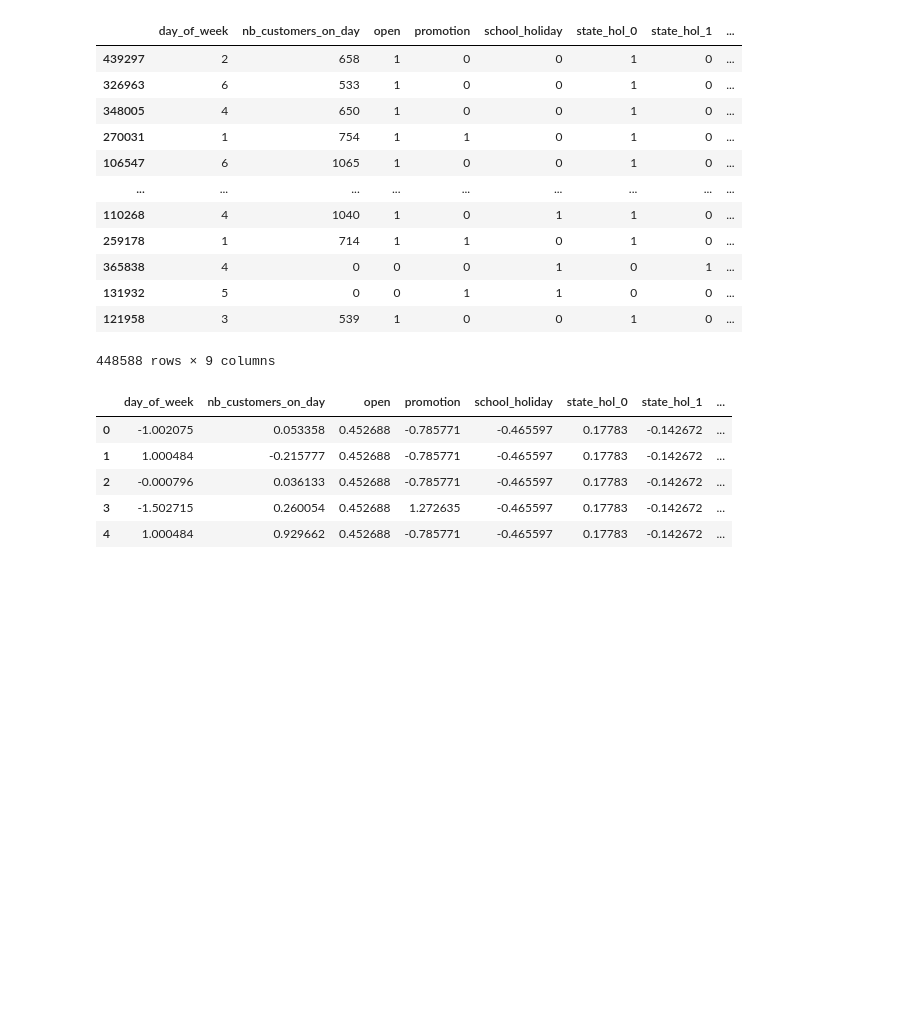
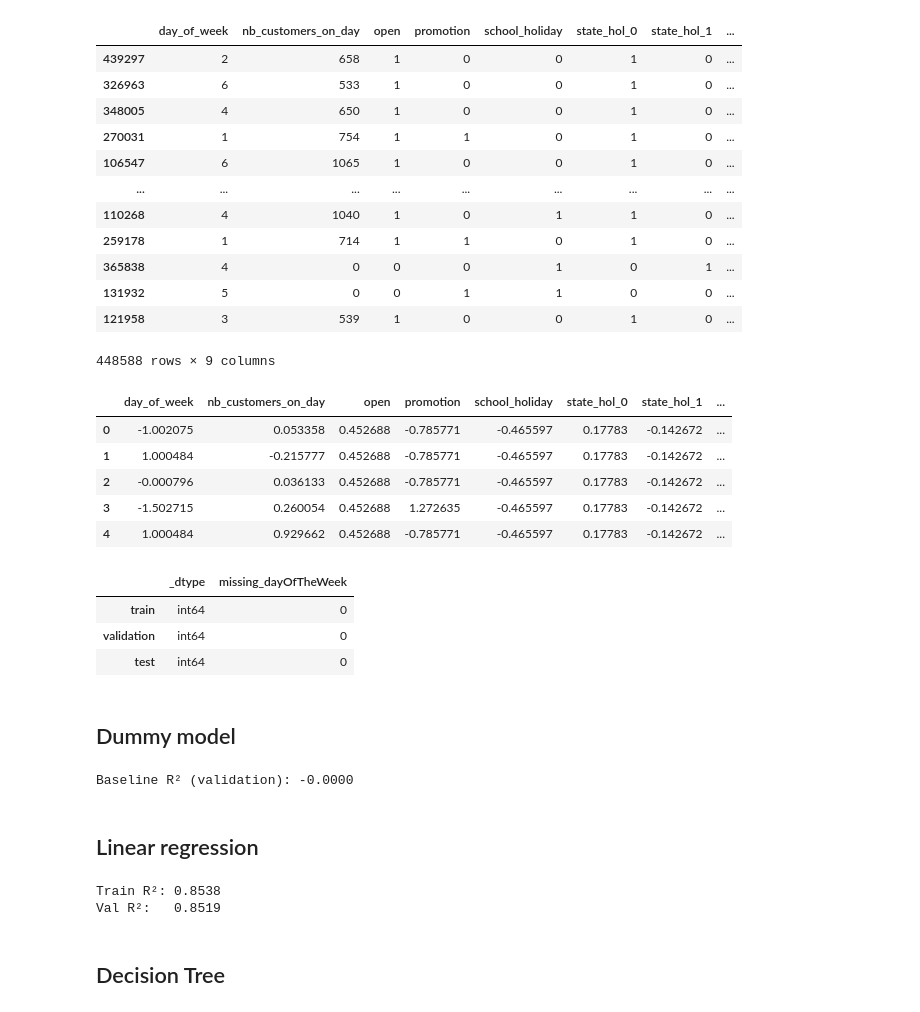
Before and after one commit to salmacharfii/Sales_Classification, a Jupyter notebook: notebook/Sales_group6.ipynb, the cells around one changed output. Cells and saved outputs as stored; diff of their text form; code cells hidden in the pictures; blank space fills up the shorter version.

Commit message:
model trained

```diff
--- a/notebook/Sales_group6.ipynb
+++ b/notebook/Sales_group6.ipynb
@@ -192,3 +212,59 @@ pd.DataFrame(X_train_sc, columns=X_train_clean.columns).head()
 | 2 | -0.000796 | 0.036133 | 0.452688 | -0.785771 | -0.465597 | 0.17783 | -0.142672 | ... |
 | 3 | -1.502715 | 0.260054 | 0.452688 | 1.272635 | -0.465597 | 0.17783 | -0.142672 | ... |
 | 4 | 1.000484 | 0.929662 | 0.452688 | -0.785771 | -0.465597 | 0.17783 | -0.142672 | ... |
+# %%
+cleaning_summary = pd.DataFrame({
+
+    '_dtype': [
+        X_train_clean['day_of_week'].dtype,
+        X_val_clean['day_of_week'].dtype,
+        X_test_clean['day_of_week'].dtype
+    ],
+    'missing_dayOfTheWeek': [
+        X_train_clean['day_of_week'].isna().sum(),
+        X_val_clean['day_of_week'].isna().sum(),
+        X_test_clean['day_of_week'].isna().sum()
+    ]
+}, index=['train', 'validation', 'test'])
+
+cleaning_summary
+# %% [output]
+|  | _dtype | missing_dayOfTheWeek |
+| train | int64 | 0 |
+| validation | int64 | 0 |
+| test | int64 | 0 |
+# %% [markdown]
+## Dummy model
+# %%
+from sklearn.dummy import DummyRegressor
+from sklearn.metrics import r2_score
+
+# 1. create the model
+baseline = DummyRegressor(strategy="mean")
+
+# 2. train it (learns the average sales in train)
+baseline.fit(X_train_clean, y_train)
+
+# 3. predict (the same average for every validation row)
+y_val_pred = baseline.predict(X_val_clean)
+
+# 4. score
+baseline_r2 = r2_score(y_val, y_val_pred)
+print(f"Baseline R² (validation): {baseline_r2:.4f}")
+# %% [output]
+Baseline R² (validation): -0.0000
+# %% [markdown]
+## Linear regression
+# %%
+from sklearn.linear_model import LinearRegression
+
+lin_reg = LinearRegression()
+lin_reg.fit(X_train_sc, y_train)                 # scaled data
+
+print(f"Train R²: {r2_score(y_train, lin_reg.predict(X_train_sc)):.4f}")
+print(f"Val R²:   {r2_score(y_val, lin_reg.predict(X_val_sc)):.4f}")
+# %% [output]
+Train R²: 0.8538
+Val R²:   0.8519
+# %% [markdown]
+## Decision Tree
```
Also changed, not shown: parts of 6 cells of this notebook.
